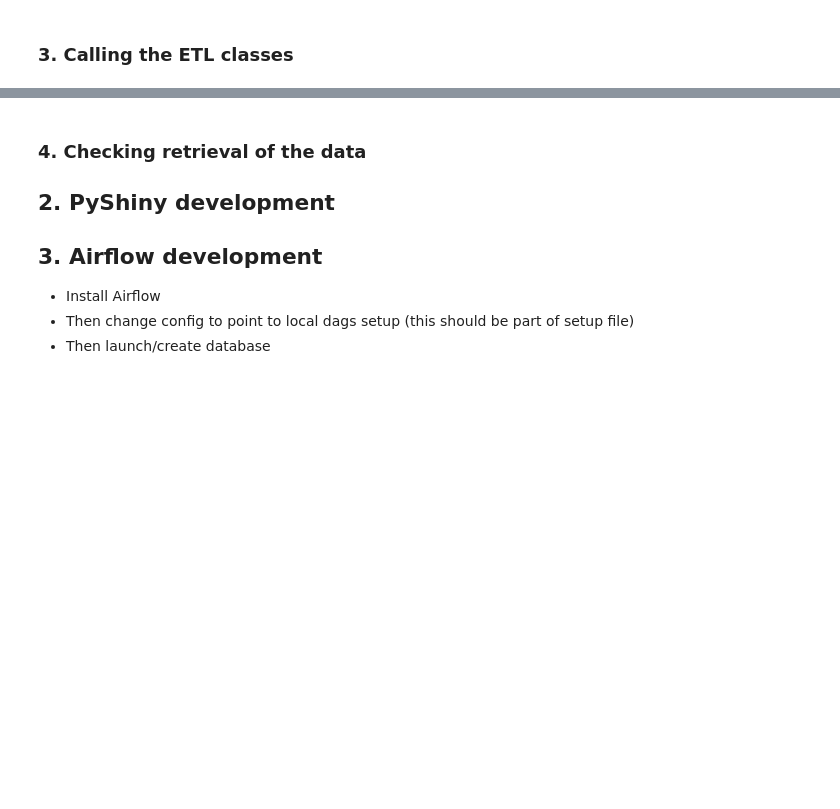
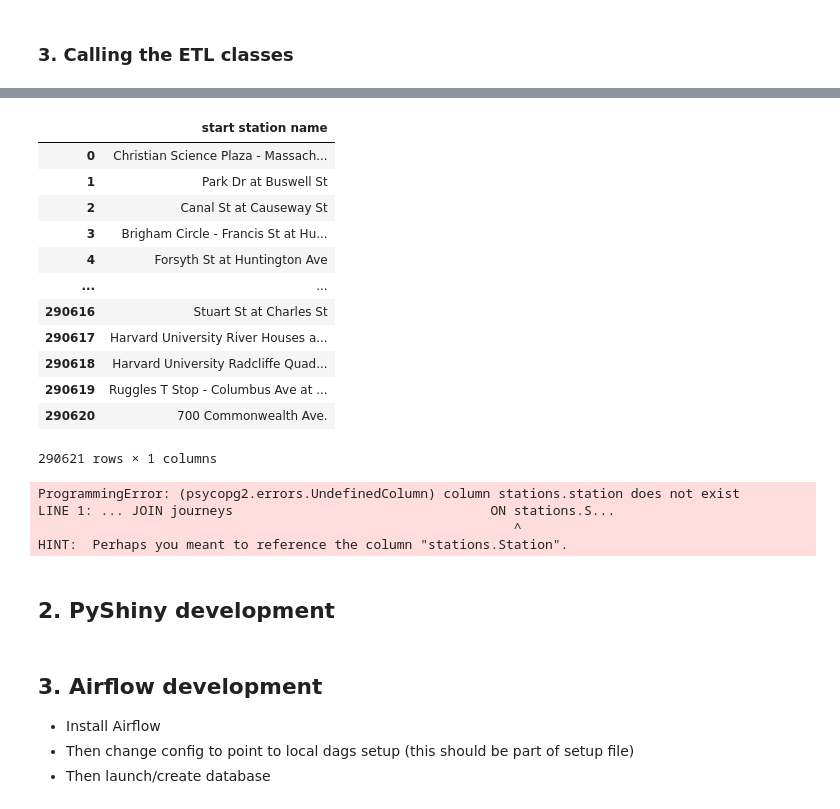
Before and after one commit to dlmolloy97/SparkBike, a Jupyter notebook: Workbench.ipynb, the cells around one changed output, grey strips where cells are left out. Drawn from its saved outputs; the diff is of its cells as text; code cells hidden in the pictures; blank space fills up the shorter version.

```diff
--- a/Workbench.ipynb
+++ b/Workbench.ipynb
@@ -200,0 +152,30 @@ AttributeError: module '__main__' has no attribute 'joined_df'
+# %%
+journeys=pd.read_sql("SELECT \"start station name\" FROM journeys;", dbConnection)
+journeys
+# %% [output]
+|  | start station name |
+| 0 | Christian Science Plaza - Massach... |
+| 1 | Park Dr at Buswell St |
+| 2 | Canal St at Causeway St |
+| 3 | Brigham Circle - Francis St at Hu... |
+| 4 | Forsyth St at Huntington Ave |
+| ... | ... |
+| 290616 | Stuart St at Charles St |
+| 290617 | Harvard University River Houses a... |
+| 290618 | Harvard University Radcliffe Quad... |
+| 290619 | Ruggles T Stop - Columbus Ave at ... |
+| 290620 | 700 Commonwealth Ave. |
+290621 rows × 1 columns
+# %%
+enriched_journeys = pd.read_sql("SELECT stations.Neighbourhood, count(journeys.*) as total_journeys \
+                                 FROM stations \
+                                 LEFT JOIN journeys \
+                                ON stations.Station = journeys.\"start station name\";",
+                                dbConnection)
+# %% [output]
+ProgrammingError: (psycopg2.errors.UndefinedColumn) column stations.station does not exist
+LINE 1: ... JOIN journeys                                 ON stations.S...
+                                                             ^
+HINT:  Perhaps you meant to reference the column "stations.Station".
+# %% [markdown]
+## 2. PyShiny development
@@ -201,7 +185,4 @@ AttributeError: module '__main__' has no attribute 'joined_df'
 # %% [markdown]
-### 4. Checking retrieval of the data
-## 2. PyShiny development
-
 ## 3. Airflow development
 - Install Airflow
 - Then change config to point to local dags setup (this should be part of setup file)
```
Also changed, not shown: parts of 14 cells of this notebook, 2 other files.
